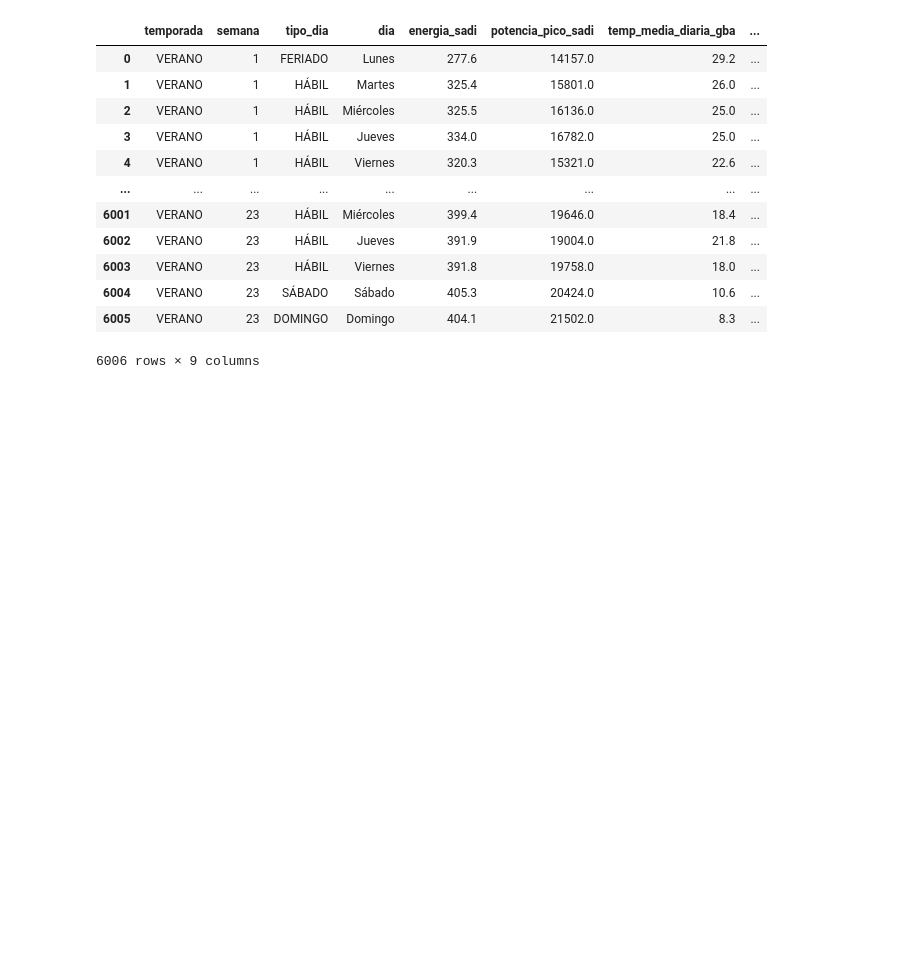
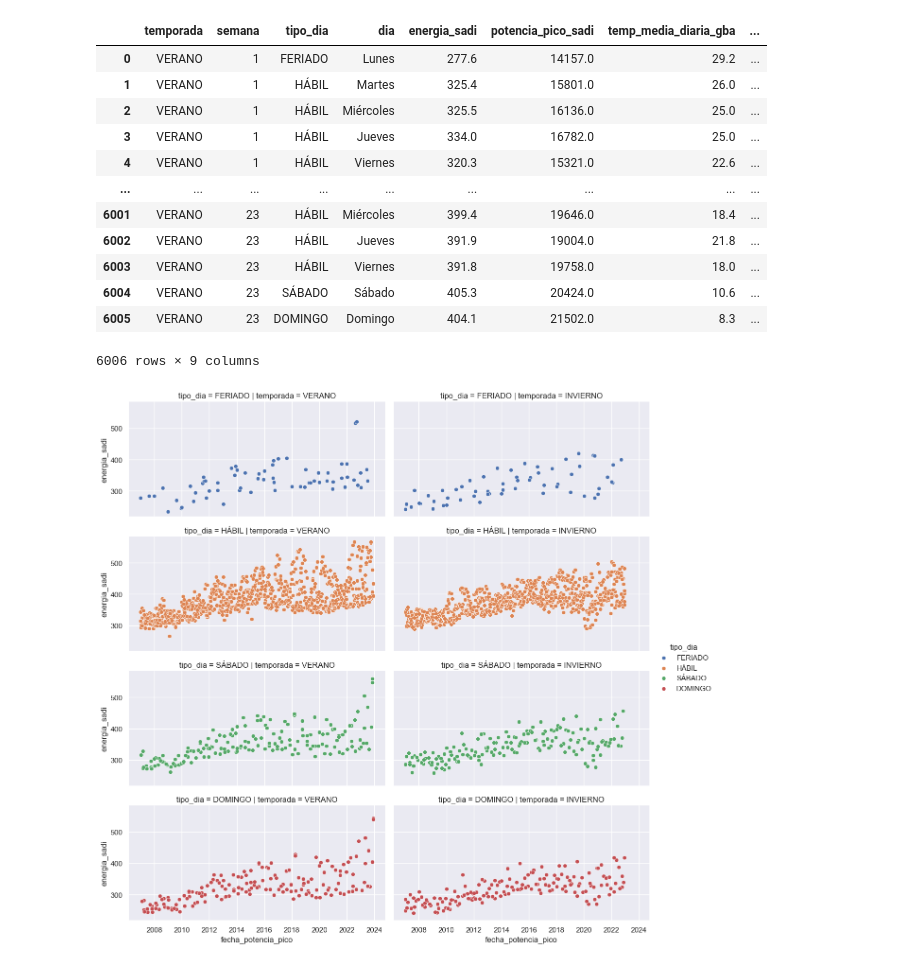
Before and after one commit to JaviCeRodriguez/Contar-Con-Datos-2023, a Jupyter notebook: eda/cammesa_maximos_historicos.ipynb, the cells around one changed output. Drawn from its saved outputs; the diff is of its cells as text; code cells hidden in the pictures; blank space fills up the shorter version.

Commit message:
add: graphs about historic peak values

```diff
--- a/eda/cammesa_maximos_historicos.ipynb
+++ b/eda/cammesa_maximos_historicos.ipynb
@@ -192,3 +194,13 @@ df_maximos
 | 6004 | VERANO | 23 | SÁBADO | Sábado | 405.3 | 20424.0 | 10.6 | ... |
 | 6005 | VERANO | 23 | DOMINGO | Domingo | 404.1 | 21502.0 | 8.3 | ... |
 6006 rows × 9 columns
+# %%
+# Formateo valores del estado del tiempo para eliminar espacios
+df_maximos["estado_tiempo"] = df_maximos["estado_tiempo"].str.strip()
+# %%
+grid = sns.FacetGrid(data=df_maximos, col="temporada", row="tipo_dia", hue="tipo_dia", aspect=2)
+grid.map(sns.scatterplot, 'fecha_potencia_pico', 'energia_sadi')
+grid.add_legend()
+plt.show()
+# %% [output]
+[figure, added]
```
Also changed, not shown: parts of 4 cells of this notebook.
